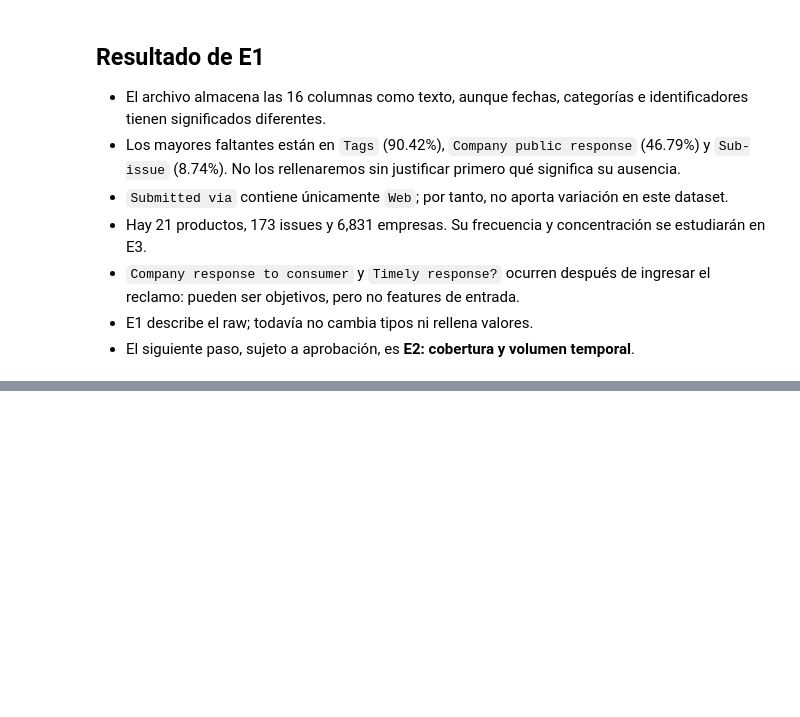
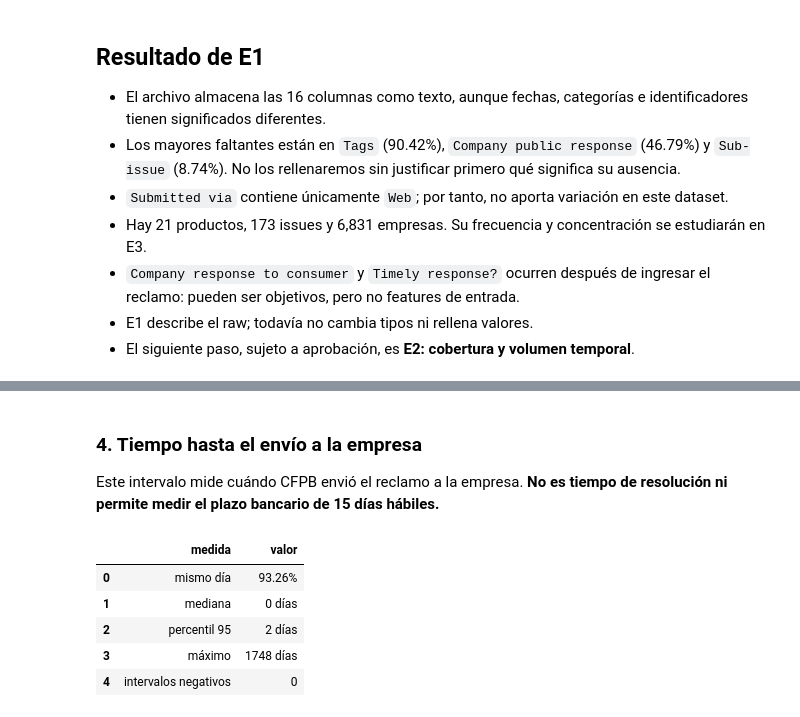
Before and after one commit to Codenid/capstone-claims-triage, a Jupyter notebook: notebooks/01_eda.ipynb, the cells around one changed output, grey strips where cells are left out. Cells and saved outputs as stored; diff of their text form; code cells hidden in the pictures; blank space fills up the shorter version.

```diff
--- a/notebooks/01_eda.ipynb
+++ b/notebooks/01_eda.ipynb
@@ -295,0 +391,27 @@ display(domain_table)
+# %% [markdown]
+### 4. Tiempo hasta el envío a la empresa
+
+Este intervalo mide cuándo CFPB envió el reclamo a la empresa. **No es tiempo de resolución ni permite medir el plazo bancario de 15 días hábiles.**
+# %%
+forwarding_days = (dates["Date sent to company"] - received).dt.days
+forwarding_summary = pd.DataFrame({
+    "medida": [
+        "mismo día", "mediana", "percentil 95",
+        "máximo", "intervalos negativos",
+    ],
+    "valor": [
+        f"{(forwarding_days == 0).mean():.2%}",
+        f"{forwarding_days.median():.0f} días",
+        f"{forwarding_days.quantile(0.95):.0f} días",
+        f"{forwarding_days.max():.0f} días",
+        f"{(forwarding_days < 0).sum():,}",
+    ],
+})
+display(forwarding_summary)
+# %% [output]
+|  | medida | valor |
+| 0 | mismo día | 93.26% |
+| 1 | mediana | 0 días |
+| 2 | percentil 95 | 2 días |
+| 3 | máximo | 1748 días |
+| 4 | intervalos negativos | 0 |
```
Also changed, not shown: parts of 9 cells of this notebook, 1 other file.
